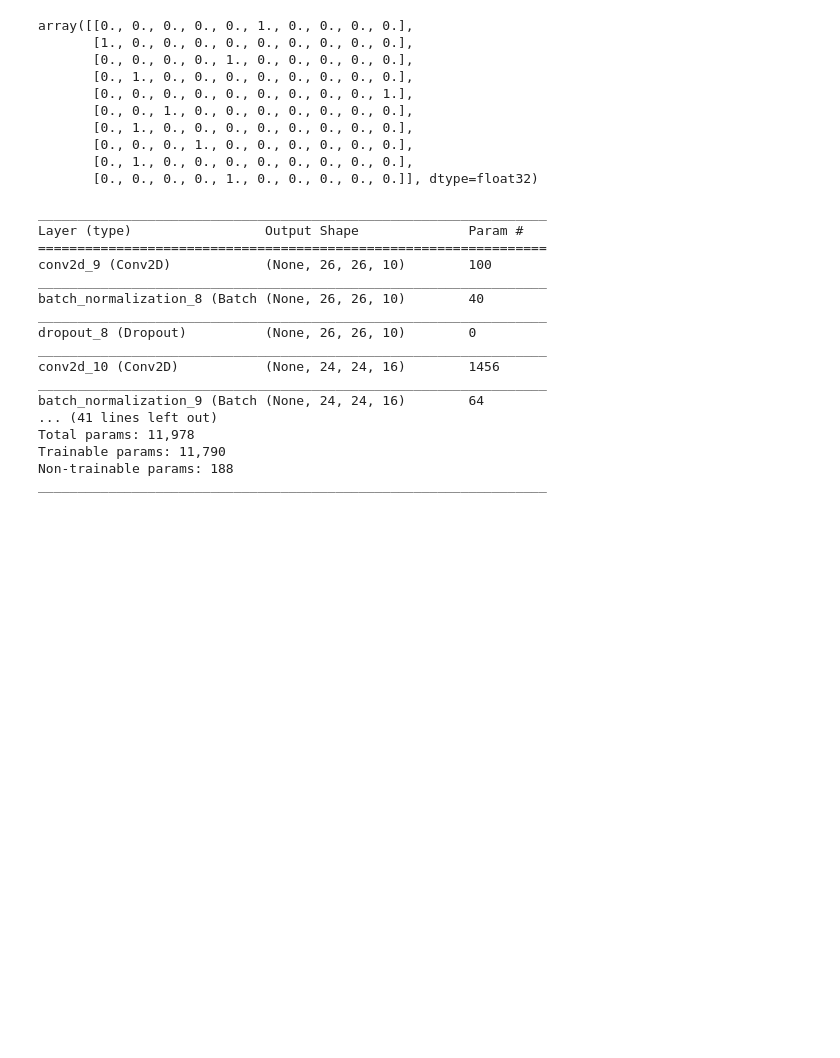
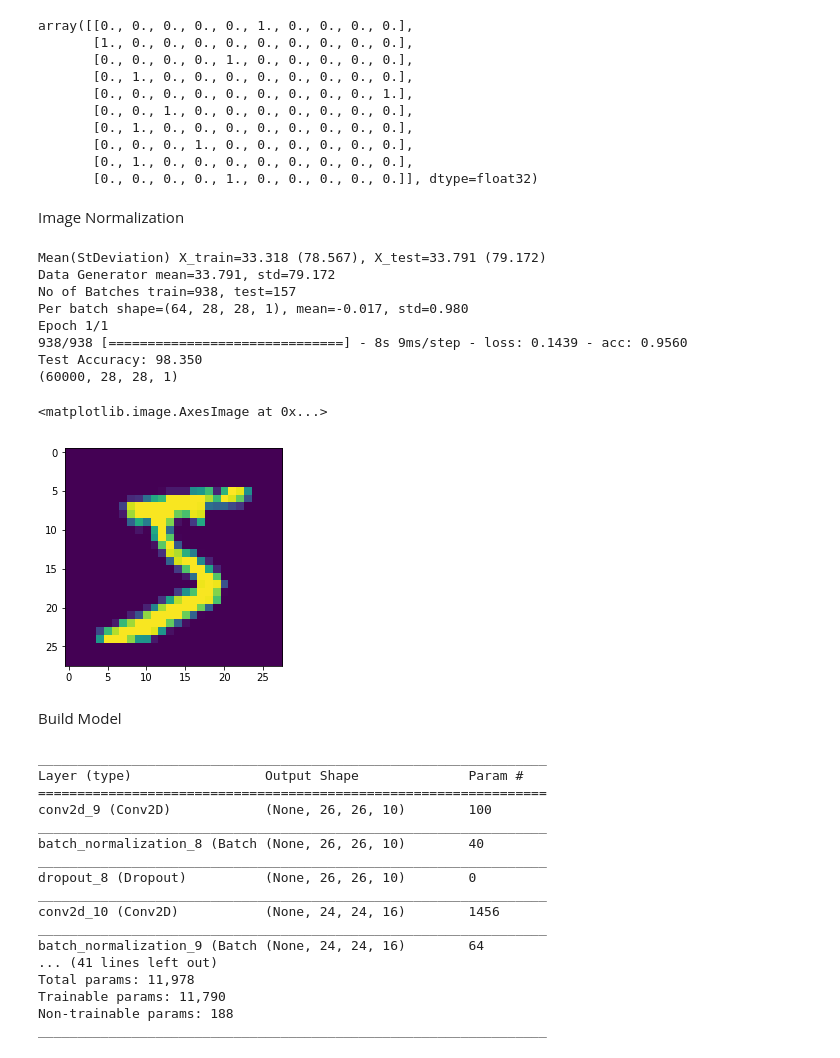
Before and after one commit to simandi2877/eva, a Jupyter notebook: Project5/ImgNormalizationv2.ipynb, the cells around one changed output. Drawn from its saved outputs; the diff is of its cells as text; code cells hidden in the pictures; blank space fills up the shorter version.

```diff
--- a/Project5/ImgNormalizationv2.ipynb
+++ b/Project5/ImgNormalizationv2.ipynb
@@ -80,8 +68,8 @@ X_test = X_test.reshape(X_test.shape[0], 28, 28,1)
 # %%
-X_train = X_train.astype('float32')
-X_test = X_test.astype('float32')
-X_train /= 255
-X_test /= 255
+#X_train = X_train.astype('float32')
+#X_test = X_test.astype('float32')
+#X_train /= 255
+#X_test /= 255
 # %%
 y_train[:10]
 # %% [output]
@@ -103,6 +91,59 @@ array([[0., 0., 0., 0., 0., 1., 0., 0., 0., 0.],
        [0., 0., 0., 1., 0., 0., 0., 0., 0., 0.],
        [0., 1., 0., 0., 0., 0., 0., 0., 0., 0.],
        [0., 0., 0., 0., 1., 0., 0., 0., 0., 0.]], dtype=float32)
+# %% [markdown]
+Image Normalization
+# %%
+# report pixel means and standard deviations before image normalization
+print('Mean(StDeviation) X_train=%.3f (%.3f), X_test=%.3f (%.3f)' % (X_train.mean(), X_train.std(), X_test.mean(), X_test.std()))
+from keras.preprocessing.image import ImageDataGenerator
+# create generator to standardize images
+datagen = ImageDataGenerator(featurewise_center=True, featurewise_std_normalization=True)
+# calculate mean on training dataset
+datagen.fit(X_train)
+datagen.fit(X_test)
+print('Data Generator mean=%.3f, std=%.3f' % (datagen.mean, datagen.std))
+
+# prepare an iterators to scale images
+train_iterator = datagen.flow(X_train, Y_train, batch_size=64)
+test_iterator = datagen.flow(X_test, Y_test, batch_size=64)
+print('No of Batches train=%d, test=%d' % (len(train_iterator), len(test_iterator)))
+
+# print the mean and std-dev for one batch to confirm if its between 0 and 1
+batchX, batchy = train_iterator.next()
+print('Per batch shape=%s, mean=%.3f, std=%.3f' % (batchX.shape, batchX.mean(), batchX.std()))
+
+# define model
+model = Sequential()
+model.add(Convolution2D(32, (3, 3), activation='relu', input_shape=(28, 28, 1))) #26
+model.add(MaxPooling2D(pool_size=(2, 2))) #13
+model.add(Convolution2D(64, (3, 3), activation='relu')) #6
+model.add(MaxPooling2D(pool_size=(2, 2))) #3
+model.add(Flatten())
+model.add(Dense(64, activation='relu'))
+model.add(Dense(10, activation='softmax'))
+
+# compile model
+model.compile(optimizer='adam', loss='categorical_crossentropy', metrics=['accuracy'])
+#model.summary()
+# fit model with generator
+model.fit_generator(train_iterator, steps_per_epoch=len(train_iterator), epochs=1)
+# evaluate model
+_, acc = model.evaluate_generator(test_iterator, steps=len(test_iterator), verbose=0)
+print('Test Accuracy: %.3f' % (acc * 100))
+# %% [output]
+Mean(StDeviation) X_train=33.318 (78.567), X_test=33.791 (79.172)
+Data Generator mean=33.791, std=79.172
+No of Batches train=938, test=157
+Per batch shape=(64, 28, 28, 1), mean=-0.017, std=0.980
+Epoch 1/1
+938/938 [==============================] - 8s 9ms/step - loss: 0.1439 - acc: 0.9560
+Test Accuracy: 98.350
+(60000, 28, 28, 1)
+<matplotlib.image.AxesImage at 0x...>
+[figure, added]
+# %% [markdown]
+Build Model
 # %%
 from keras.layers import Activation
 model = Sequential()
```
Also changed, not shown: parts of 5 cells of this notebook.
